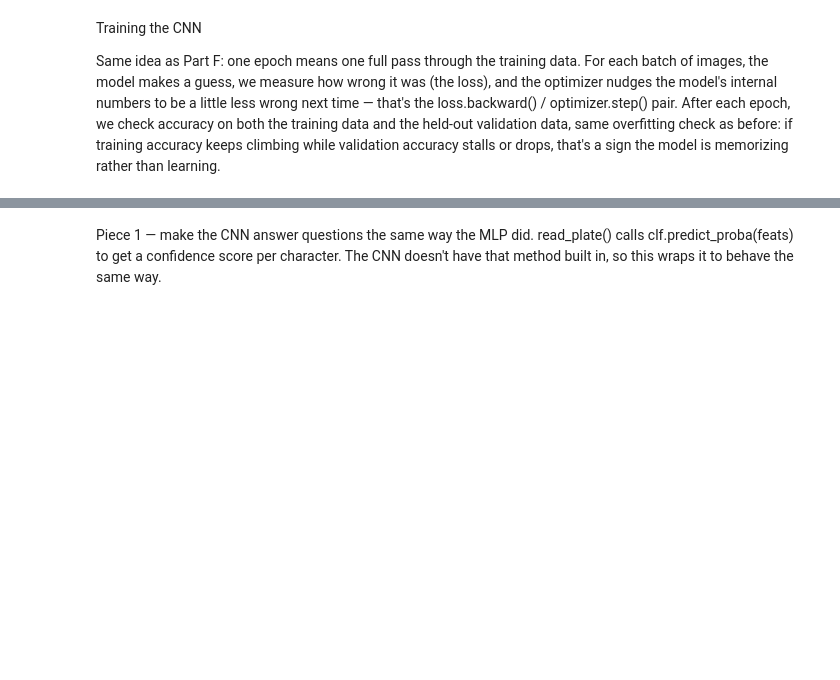
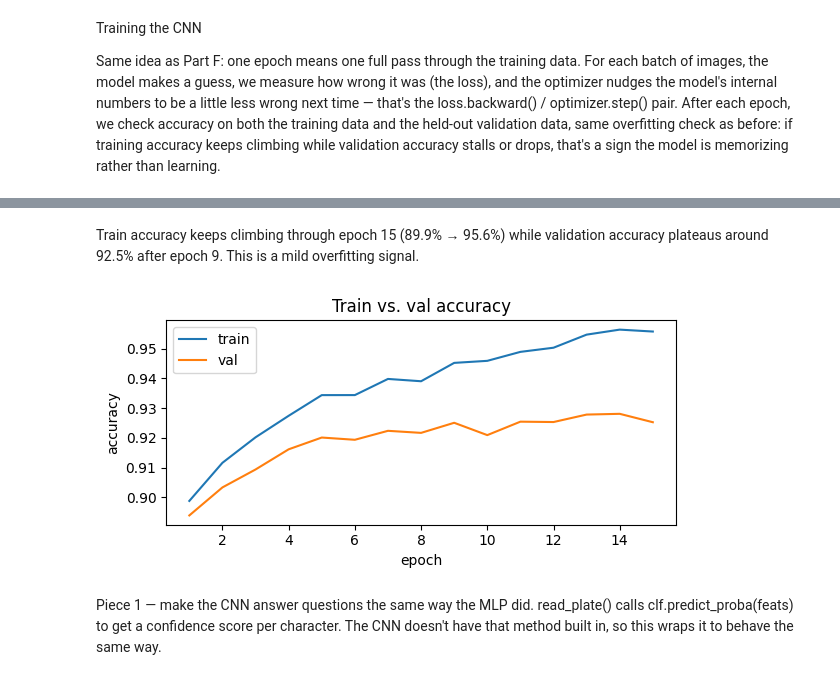
Before and after one commit to adatoussaint/meridian-plate-reader, a Jupyter notebook: ML_Final_Project.ipynb, the cells around one changed output, grey strips where cells are left out. Drawn from its saved outputs; the diff is of its cells as text; code cells hidden in the pictures; blank space fills up the shorter version.

```diff
--- a/ML_Final_Project.ipynb
+++ b/ML_Final_Project.ipynb
@@ -977,3 +911,14 @@ Epoch 15 | train acc 95.6% | val acc 92.6%
+# %% [markdown]
+Train accuracy keeps climbing through epoch 15 (89.9% → 95.6%) while validation accuracy plateaus around 92.5% after epoch 9. This is a mild overfitting signal.
+# %%
+fig, ax = plt.subplots(figsize=(6, 3))
+ax.plot(history["epoch"], history["train_acc"], label="train")
+ax.plot(history["epoch"], history["val_acc"], label="val")
+ax.set_xlabel("epoch"); ax.set_ylabel("accuracy"); ax.legend(); ax.set_title("Train vs. val accuracy")
+plt.tight_layout()
+plt.show()
+# %% [output]
+[figure, added]
 # %% [markdown]
 Piece 1 — make the CNN answer questions the same way the MLP did. read_plate() calls clf.predict_proba(feats) to get a confidence score per character. The CNN doesn't have that method built in, so this wraps it to behave the same way.
 # %%
```
Also changed, not shown: parts of 26 cells of this notebook, 5 other files.
